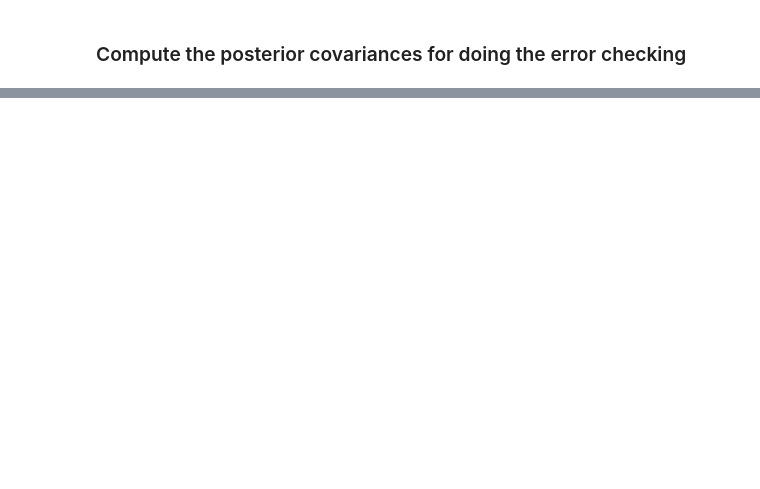
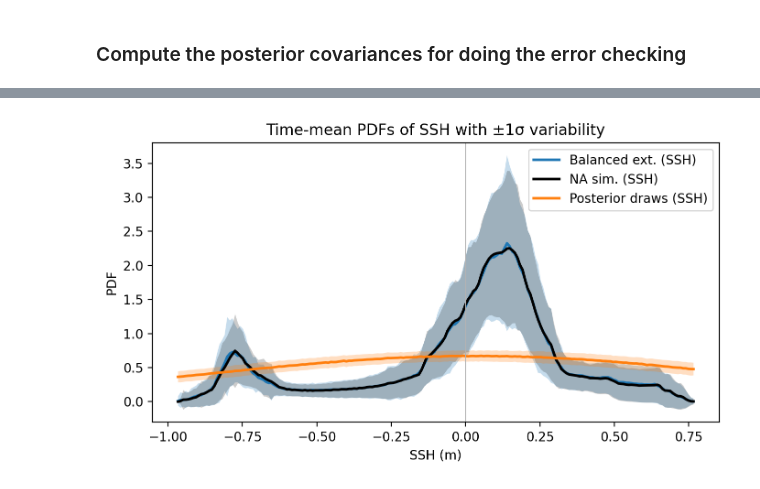
Before and after one commit to jwskinner/SWOT-balanced-extraction, a Jupyter notebook: bal_extraction_synth_data.ipynb, the cells around one changed output, grey strips where cells are left out. Drawn from its saved outputs; the diff is of its cells as text; code cells hidden in the pictures; blank space fills up the shorter version.

```diff
--- a/bal_extraction_synth_data.ipynb
+++ b/bal_extraction_synth_data.ipynb
@@ -903,3 +702,86 @@ plt.show()
+# %%
+import numpy as np
+import matplotlib.pyplot as plt
+
+# ----- Basic setup -----
+n_times = ht_all.shape[0]
+nyt, nxt = ht_all[0].shape
+n = nyt * nxt
+nsamp = 10
+
+H_truth, H_recon = [], []
+
+pool_truth, pool_recon = [], []
+for i in range(n_times):
+    h_rec = np.asarray(ht_all[i]).ravel()
+    h_tru = np.asarray(karin_NA.ssha_full[i]).ravel()
+    pool_recon.append(h_rec[np.isfinite(h_rec)])
+    pool_truth.append(h_tru[np.isfinite(h_tru)])
+
+pool_truth = np.concatenate(pool_truth) if pool_truth else np.array([])
+pool_recon = np.concatenate(pool_recon) if pool_recon else np.array([])
+
+lo = np.nanmin([np.nanmin(pool_truth), np.nanmin(pool_recon)])
+hi = np.nanmax([np.nanmax(pool_truth), np.nanmax(pool_recon)])
+n_bins = 200
+edges = np.linspace(lo, hi, n_bins + 1)
+centers = 0.5 * (edges[:-1] + edges[1:])
+
+# ----- Second pass: per-time histograms with shared edges -----
+for i in range(n_times):
+    h_rec = np.asarray(ht_all[i]).ravel()
+    h_tru = np.asarray(karin_NA.ssha_full[i]).ravel()
+    h_rec = h_rec[np.isfinite(h_rec)]
+    h_tru = h_tru[np.isfinite(h_tru)]
+    H_recon.append(np.histogram(h_rec, bins=edges, density=True)[0])
+    H_truth.append(np.histogram(h_tru, bins=edges, density=True)[0])
+
+H_truth = np.asarray(H_truth)   # (n_times, n_bins)
+H_recon = np.asarray(H_recon)   # (n_times, n_bins)
+
+# Time-mean PDFs and ±1σ variability across time
+mean_truth = np.nanmean(H_truth, axis=0)
+mean_recon = np.nanmean(H_recon, axis=0)
+err_truth  = np.nanstd(H_truth, axis=0, ddof=1)
+err_recon  = np.nanstd(H_recon, axis=0, ddof=1)
+
+# ----- OPTIONAL: posterior draws over one time index (compact & correct) -----
+
+H_post = []  # collect histograms from ALL draws across ALL times
+for i in range(n_times):
+    mu = np.asarray(ht_all[i]).ravel()  # posterior mean SSH at time i
+    for _ in range(nsamp):
+        z = rng.standard_normal(n)
+        h_vec = mu + L @ z              # one posterior draw on the grid
+        h_vec = h_vec[np.isfinite(h_vec)]
+        H_post.append(np.histogram(h_vec, bins=edges, density=True)[0])
+
+H_post = np.asarray(H_post)  # (n_times*nsamp, n_bins)
+post_mean_pdf = np.nanmean(H_post, axis=0)
+post_err_pdf  = np.nanstd(H_post, axis=0, ddof=1)
+
+# ----- Plot -----
+plt.figure(figsize=(7, 4), dpi=200)
+lr, = plt.plot(centers, mean_recon, lw=2, label='Balanced ext. (SSH)')
+plt.fill_between(centers, mean_recon - err_recon, mean_recon + err_recon,
+                 alpha=0.25, linewidth=0)
+lt, = plt.plot(centers, mean_truth, lw=2, color='k', label='NA sim. (SSH)')
+plt.fill_between(centers, mean_truth - err_truth, mean_truth + err_truth,
+                 alpha=0.20, color='k', linewidth=0)
+if post_mean_pdf is not None:
+    lp, = plt.plot(centers, post_mean_pdf, lw=2, label='Posterior draws (SSH)')
+    plt.fill_between(centers, post_mean_pdf - post_err_pdf, post_mean_pdf + post_err_pdf,
+                     alpha=0.25, linewidth=0)
+plt.axvline(0, color='0.7', lw=1)
+plt.xlabel('SSH (m)')
+plt.ylabel('PDF')
+plt.title('Time-mean PDFs of SSH with ±1σ variability')
+plt.legend(loc='upper right')
+plt.tight_layout()
+plt.savefig('pdf_ssh_time_averaged_simple.pdf', bbox_inches='tight')
+plt.show()
+# %% [output]
+[figure, added]
 # %%
 import numpy as np
 import matplotlib.pyplot as plt
```
Also changed, not shown: parts of 30 cells of this notebook, 39 other files.
